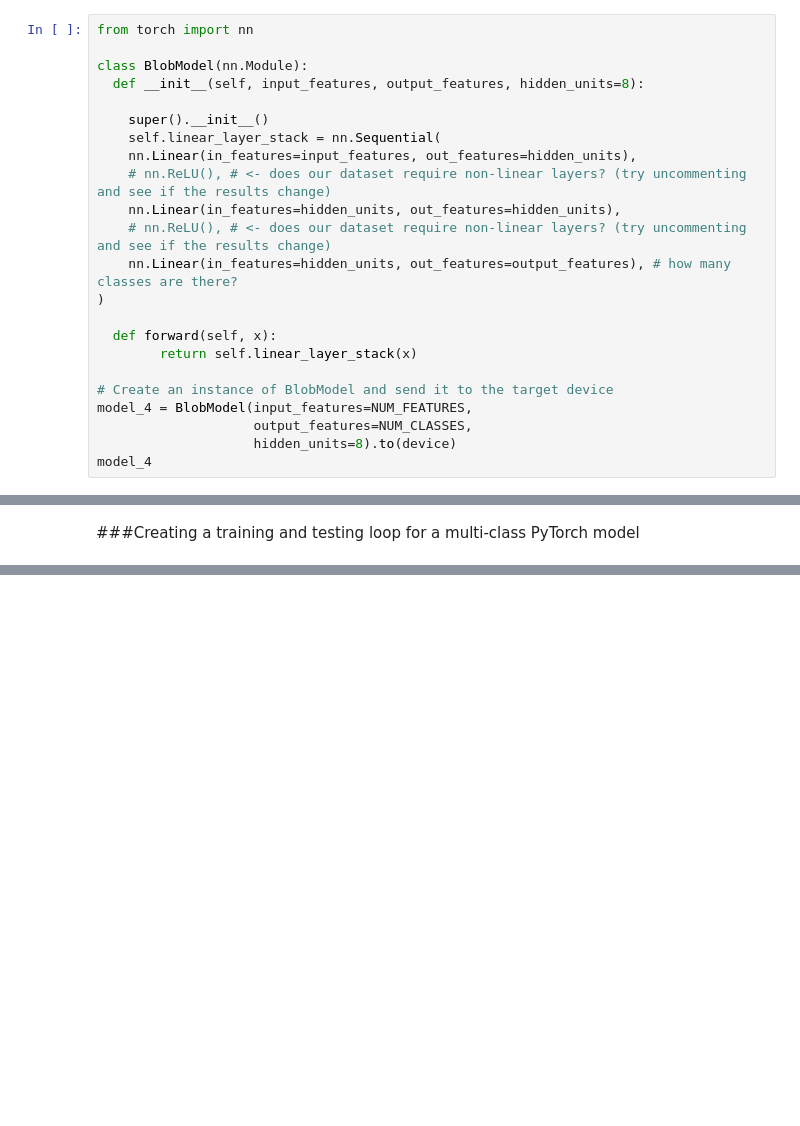
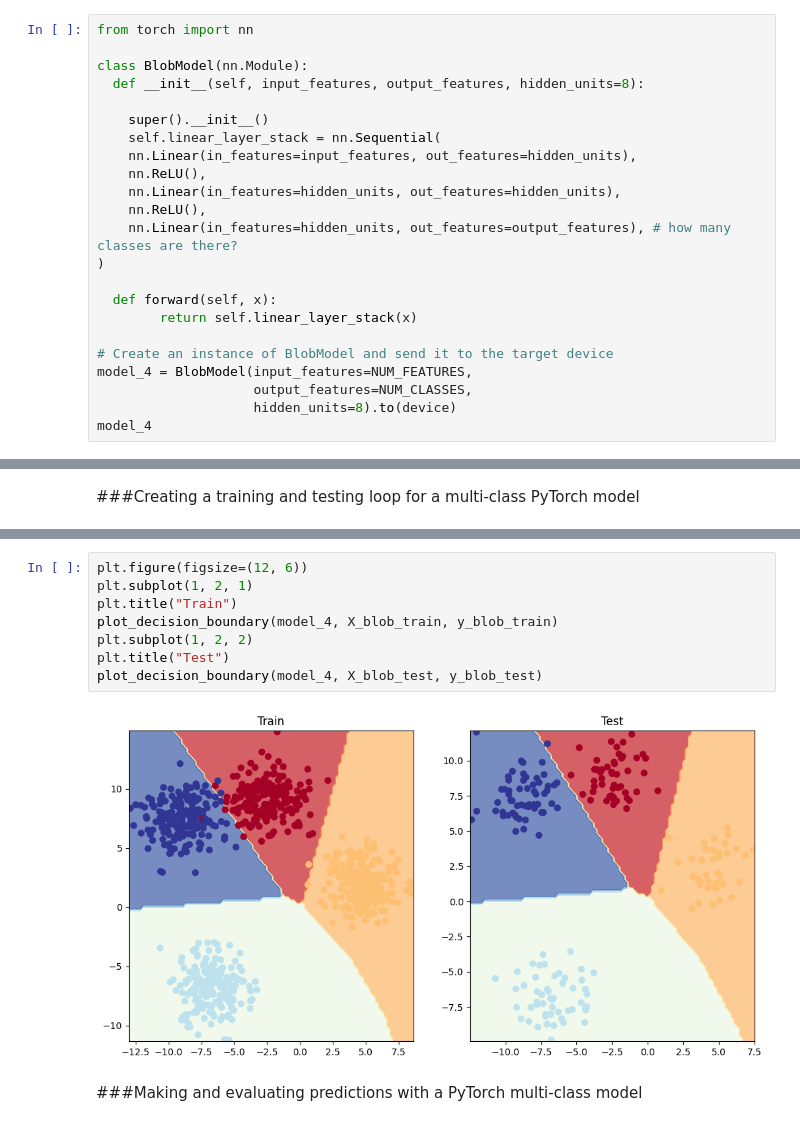
Before and after one commit to Ed-Marcavage/PyTorch, a Jupyter notebook: classification.ipynb, the cells around one changed output, grey strips where cells are left out. Saved outputs shown, nothing was run; the diff lists cells and outputs as text; blank space fills up the shorter version.

```diff
--- a/classification.ipynb
+++ b/classification.ipynb
@@ -786,9 +793,9 @@ class BlobModel(nn.Module):
     super().__init__()
     self.linear_layer_stack = nn.Sequential(
     nn.Linear(in_features=input_features, out_features=hidden_units),
-    # nn.ReLU(), # <- does our dataset require non-linear layers? (try uncommenting and see if the results change)
+    nn.ReLU(),
     nn.Linear(in_features=hidden_units, out_features=hidden_units),
-    # nn.ReLU(), # <- does our dataset require non-linear layers? (try uncommenting and see if the results change)
+    nn.ReLU(),
     nn.Linear(in_features=hidden_units, out_features=output_features), # how many classes are there?
 )
 
@@ -927,0 +937,12 @@ Epoch: 90 | Loss: 0.02730, Acc: 99.12% | Test Loss: 0.01735, Test Acc: 99.50%
+# %%
+plt.figure(figsize=(12, 6))
+plt.subplot(1, 2, 1)
+plt.title("Train")
+plot_decision_boundary(model_4, X_blob_train, y_blob_train)
+plt.subplot(1, 2, 2)
+plt.title("Test")
+plot_decision_boundary(model_4, X_blob_test, y_blob_test)
+# %% [output]
+[figure, added]
+# %% [markdown]
+###Making and evaluating predictions with a PyTorch multi-class model
```
Also changed, not shown: parts of 12 cells of this notebook.
